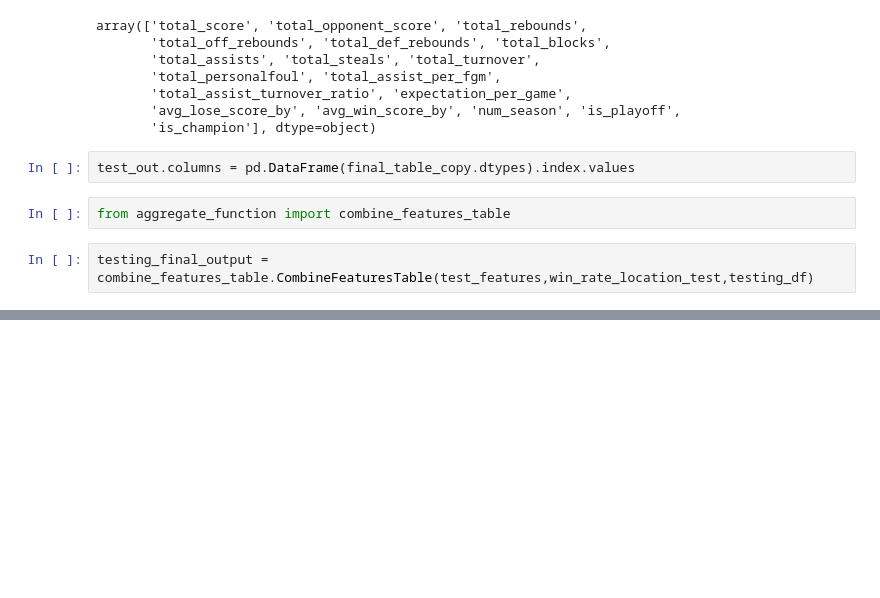
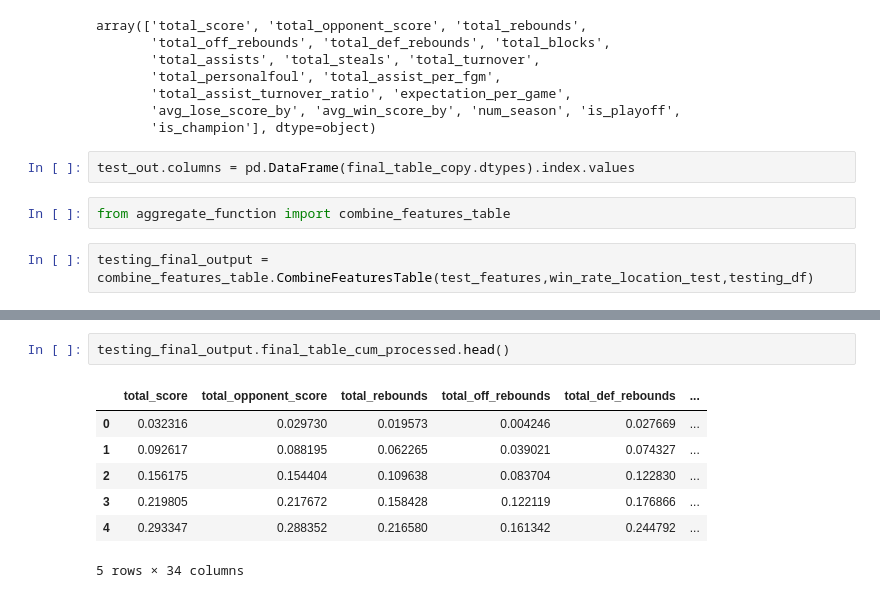
Before and after one commit to shumingpeh/kaggle-ncaa-madness-men, a Jupyter notebook: Intermediate Variables.ipynb, the cells around one changed output, grey strips where cells are left out. Saved outputs shown, nothing was run; the diff lists cells and outputs as text; blank space fills up the shorter version.

```diff
--- a/Intermediate Variables.ipynb
+++ b/Intermediate Variables.ipynb
@@ -1058,0 +1069,10 @@ testing_final_output = combine_features_table.CombineFeaturesTable(test_features
+# %%
+testing_final_output.final_table_cum_processed.head()
+# %% [output]
+|  | total_score | total_opponent_score | total_rebounds | total_off_rebounds | total_def_rebounds | ... |
+| 0 | 0.032316 | 0.029730 | 0.019573 | 0.004246 | 0.027669 | ... |
+| 1 | 0.092617 | 0.088195 | 0.062265 | 0.039021 | 0.074327 | ... |
+| 2 | 0.156175 | 0.154404 | 0.109638 | 0.083704 | 0.122830 | ... |
+| 3 | 0.219805 | 0.217672 | 0.158428 | 0.122119 | 0.176866 | ... |
+| 4 | 0.293347 | 0.288352 | 0.216580 | 0.161342 | 0.244792 | ... |
+5 rows × 34 columns
```
Also changed, not shown: parts of 1 cell of this notebook, 2 other files.
